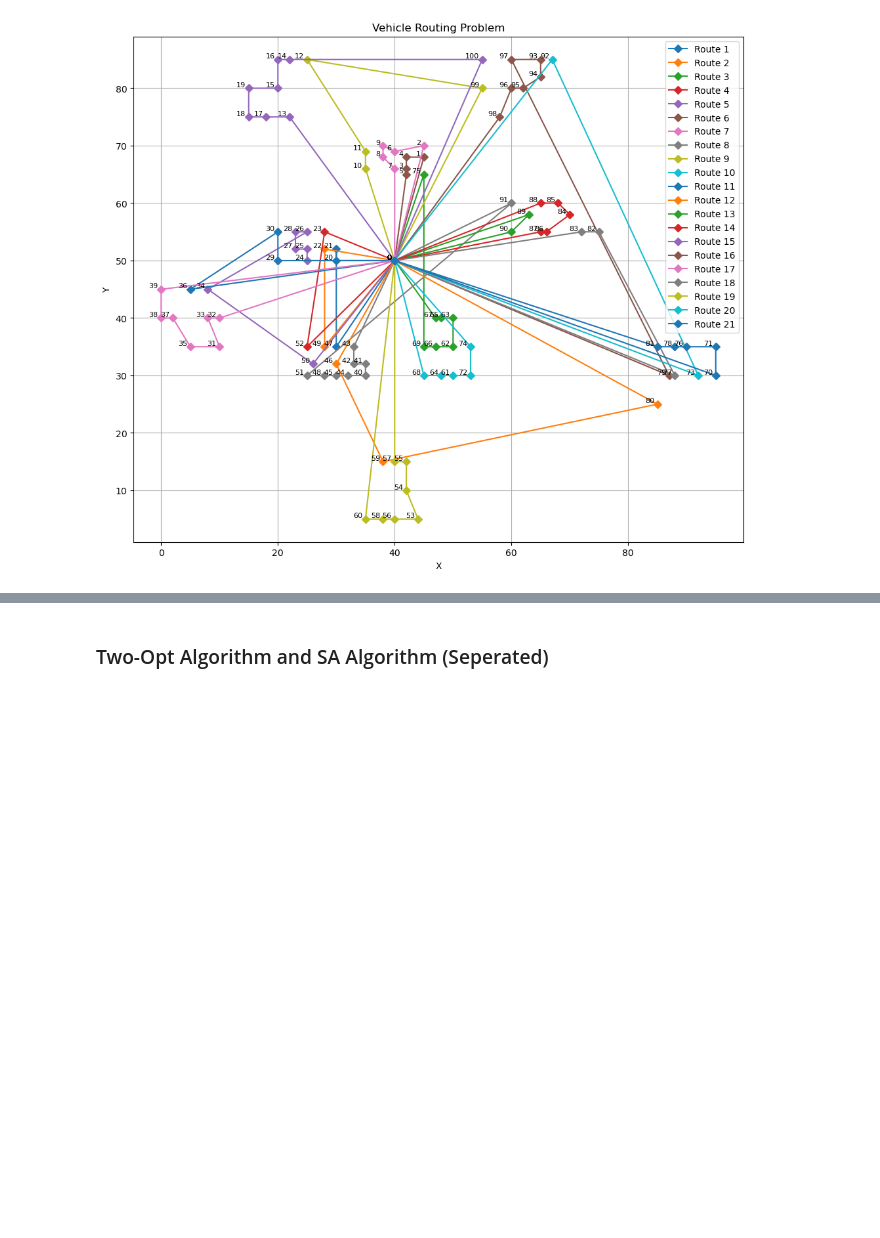
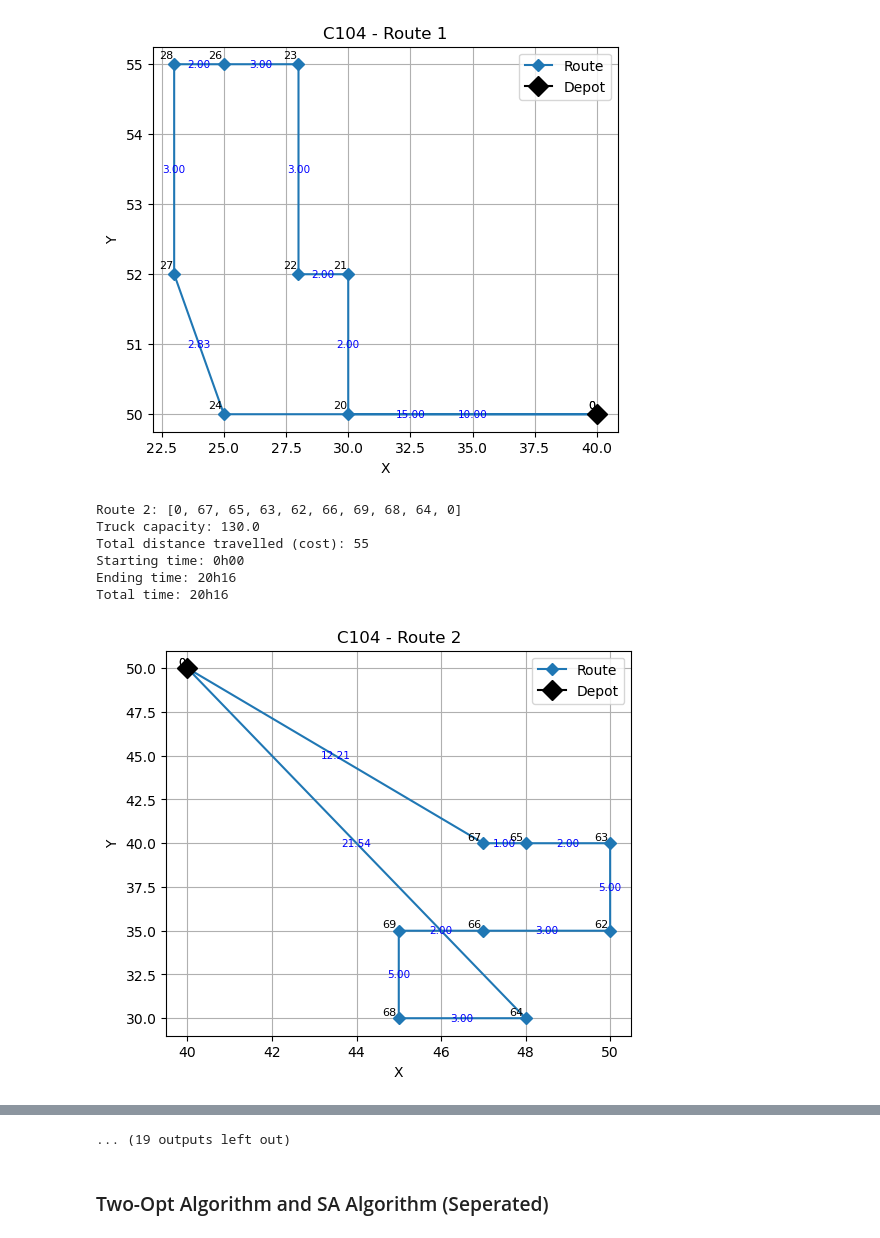
Before and after one commit to Xandeler/Advanced-Algorithms-and-Combinatorics, a Jupyter notebook: 2nd deliverable/Alex code.ipynb, the cells around one changed output, grey strips where cells are left out. Cells and saved outputs as stored; diff of their text form; code cells hidden in the pictures; blank space fills up the shorter version.

```diff
--- a/2nd deliverable/Alex code.ipynb
+++ b/2nd deliverable/Alex code.ipynb
@@ -132,7 +132,6 @@ def nearest_neighbor_with_time_windows(adj_matrix, demands, capacity_max, earlie
         routes.append(route)                        # Add the route to all routes
         capacity_list.append(current_capacity)      # Add current_capacity to the capacity_list to keep the information in mind
         time_list.append(current_time)              # Add current_time to the time_list to keep the information in mind
-
         start_list.append(max(0, earliest_time[route[1]] - adj_matrix[route[0], route[1]]))
 
     return routes, capacity_list, time_list, start_list         # Return all routes (with capacity and time)
@@ -148,27 +147,60 @@ def convert_time(time):
     """
     Format time (XhXX).
     """
-    hour, minutes = divmod(round(time), 60)  # divmod gives hours and minutes
-    return f"{hour}h{minutes:02d}"
+    minutes, secondes = divmod(round(time), 60)  # divmod gives hours and minutes
+    return f"{minutes}h{secondes:02d}"
 
-def plot_routes_with_coordinates(coordinates, solution):
+def plot_global_routes(coordinates, solution, title, size):
     """
-    Displays routes.
+    Displays all routes in a single plot.
     """
     coordinates = np.array(coordinates)
-    plt.figure(figsize=(12, 10))
+    xcoor, ycoor= coordinates[0]
+    plt.figure(figsize=(1.2 * size, size))
     for index, route in enumerate(solution):
         route_coordinates = coordinates[route]
         plt.plot(route_coordinates[:, 0], route_coordinates[:, 1],
                  marker='D', linestyle="solid", label=f"Route {index + 1}")
         for i, (x, y) in enumerate(route_coordinates):
-            plt.text(x - 0.5, y, str(route[i]), fontsize=8, ha="right", va='bottom')
+            plt.text(x - 0.04 * size, y, str(route[i]), fontsize=8, ha="right", va='bottom')
+    plt.plot([xcoor], [ycoor], marker='D', ms= size, color='black', label="Depot")
     plt.xlabel("X")
     plt.ylabel("Y")
-    plt.title("Vehicle Routing Problem")
+    plt.title("VRPTW --- " + title.upper())
     plt.legend(loc='best')
     plt.grid(True)
     plt.show()
+
+def plot_route_with_distances(coordinates, route, title, size=5):
+    """
+    Displays a single route with distances annotated on each edge and arrows indicating the direction of travel.
+    """
+    coordinates = np.array(coordinates)
+    xcoor, ycoor= coordinates[0]
+    plt.figure(figsize=(1.2 * size, size))
+    route_coordinates = coordinates[route]
+    plt.plot(route_coordinates[:, 0], route_coordinates[:, 1],
+             marker='D', linestyle="solid", label="Route")
+
+    # Annotate each edge with the distance
+    for i in range(len(route) - 1):
+        x1, y1 = route_coordinates[i]
+        x2, y2 = route_coordinates[i + 1]
+        distance = np.sqrt((x2 - x1)**2 + (y2 - y1)**2)
+        mid_x, mid_y = (x1 + x2) / 2, (y1 + y2) / 2  # Midpoint for annotation
+        plt.text(mid_x, mid_y, f"{distance:.2f}", color='blue', fontsize=1.5*size, ha="center", va="center")
+
+    for i, (x, y) in enumerate(route_coordinates):
+        plt.text(x - 0.01 * size, y + 0.01 * size, str(route[i]), fontsize=8, ha="right", va='bottom')
+
+    plt.plot([xcoor], [ycoor], marker='D', ms=2 * size, color='black', label="Depot")
+    plt.xlabel("X")
+    plt.ylabel("Y")
+    plt.title(title)
+    plt.legend(loc='best')
+    plt.grid(True)
+    plt.show()
+
 
 def vrp_solver(location):
     """
@@ -180,24 +212,29 @@ def vrp_solver(location):
     route_distances = [calculate_total_distance(route, adj_matrix) for route in all_routes]
     all_routes = format_output(all_routes)
     cost = sum(calculate_total_distance(route, adj_matrix) for route in all_routes)
-    return all_routes, capacity_list, route_distances, route_times, coordinates, start_list, cost
+    return all_routes, capacity_list, route_distances, route_times, coordinates, start_list, cost, earliest_time, latest_time
 
 
 folder = "..\\Dataset\\"
-dataset_name = "c101"
+dataset_name = "c104"
 location = folder + dataset_name + ".txt"
-solution, capacity_list, route_distances, route_times, coordinates, start_list, cost = vrp_solver(location)
+solution, capacity_list, route_distances, route_times, coordinates, start_list, cost, earliest_time, latest_time = vrp_solver(location)
 n = 0
-print("Total cost: " + str(ceil(cost)))
+print("Depot opening hours: " + str(convert_time(earliest_time[0])) + "-" + str(convert_time(latest_time[0])))
+
+print("Total_cost: " + str(ceil(cost)))
+print("Number of routes: " + str(len(solution)) + "\n")
 for route, distance, route_time, start in zip(solution, route_distances, route_times, start_list):
     end = convert_time(start + route_time)
-    print(f"Route {n+1}: {route}\nTruck capacity: {capacity_list[n]}\n"
-          f"Total distance travelled: {distance}\n"
+    print(f"Route {n+1}: {route}\n"
+          f"Truck capacity: {capacity_list[n]}\n"
+          f"Total distance travelled (cost): {ceil(distance)}\n"
           f"Starting time: {convert_time(start)}\n"
           f"Ending time: {end}\n"
           f"Total time: {convert_time(route_time)}\n"
           )
+    plot_route_with_distances(coordinates, route, f"{dataset_name.upper()} - Route {n+1}", 5)
     n += 1
 
-plot_routes_with_coordinates(coordinates, solution)
+plot_global_routes(coordinates, solution, dataset_name, 10)
 # %% [output]
@@ -221 +251,8 @@ Total time: 9h31
-[figure, old version]
+[figure, new version]
+Route 2: [0, 67, 65, 63, 62, 66, 69, 68, 64, 0]
+Truck capacity: 130.0
+Total distance travelled (cost): 55
+Starting time: 0h00
+Ending time: 20h16
+Total time: 20h16
+[figure, added]
@@ -222,3 +287,4 @@ Total time: 9h31
+... (19 outputs left out)
 # %% [markdown]
 ### Two-Opt Algorithm and SA Algorithm (Seperated)
 # %%
```
Also changed, not shown: parts of 4 cells of this notebook.
